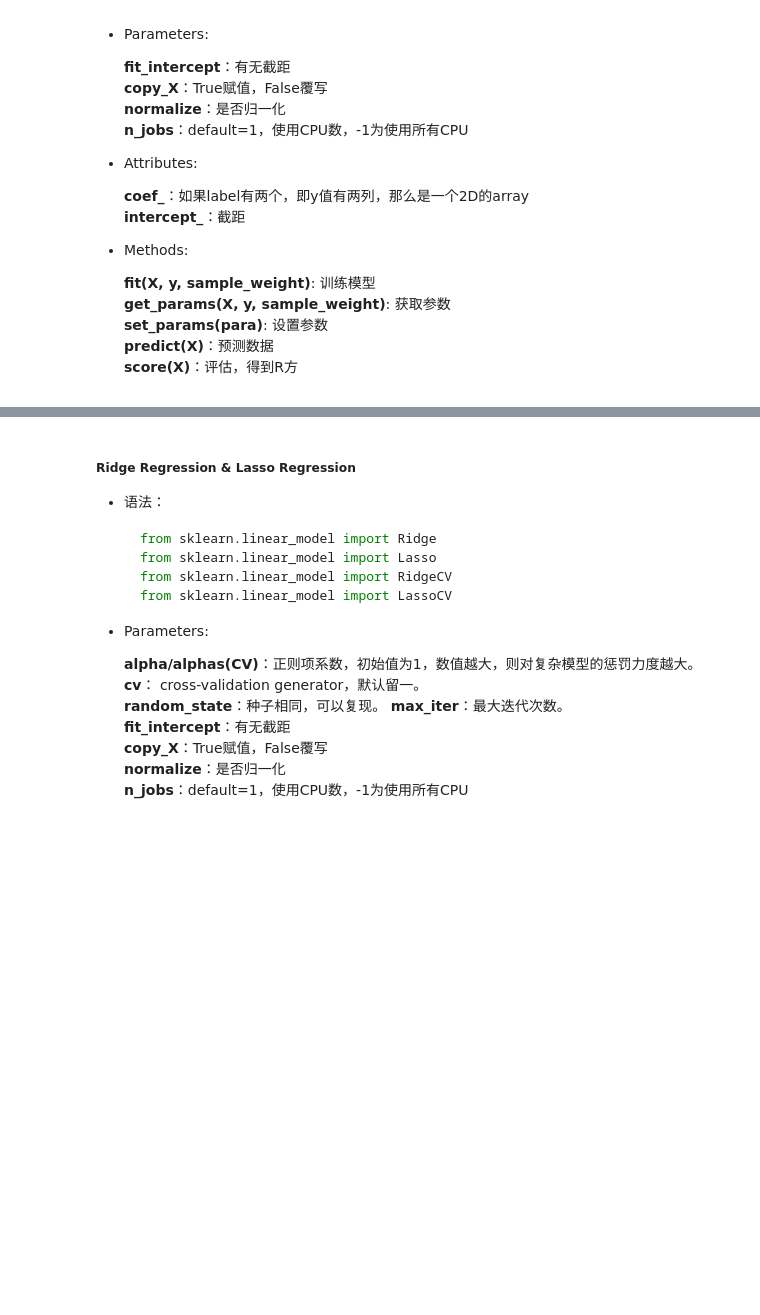
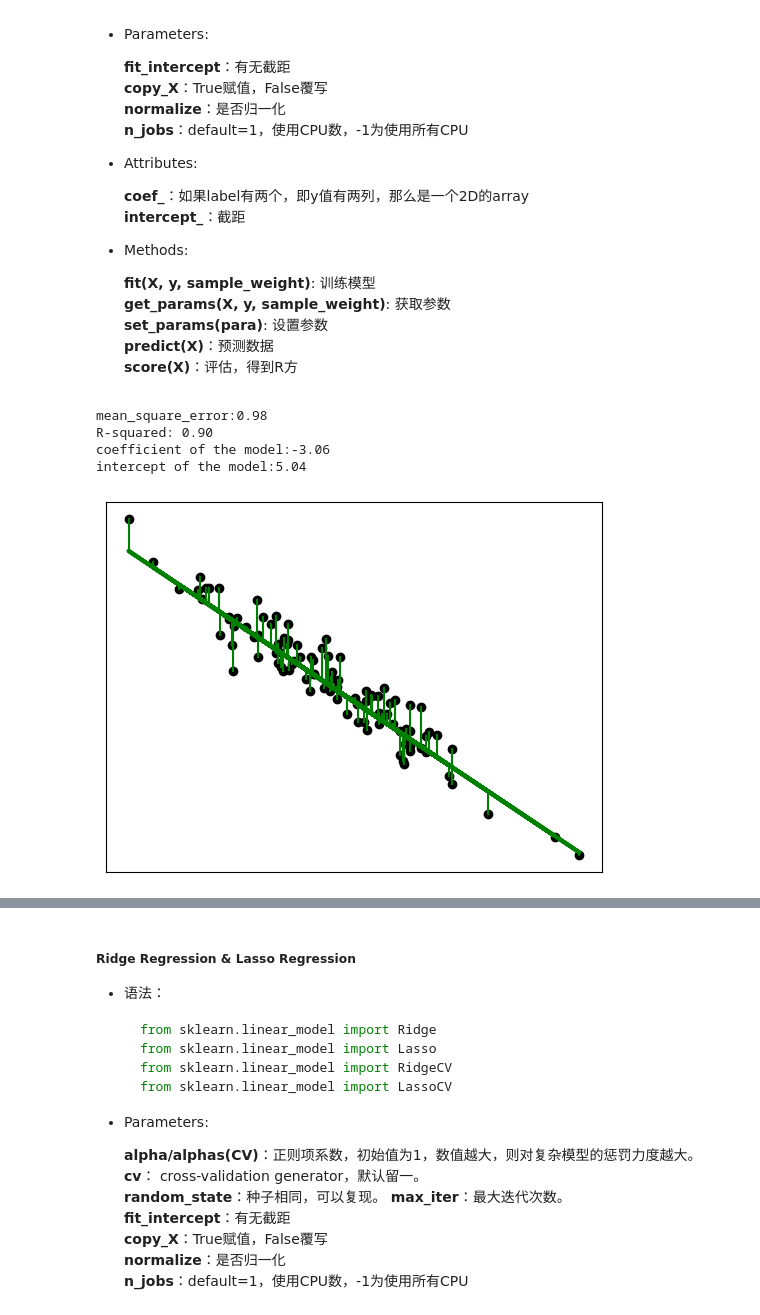
Before and after one commit to zzjc1234/ML_2023_SU, a Jupyter notebook: models.ipynb, the cells around one changed output, grey strips where cells are left out. Drawn from its saved outputs; the diff is of its cells as text; code cells hidden in the pictures; blank space fills up the shorter version.

Commit message:
add: sample code for linear regression

```diff
--- a/models.ipynb
+++ b/models.ipynb
@@ -86,3 +86,58 @@ from sklearn.metrics import mean_squared_error , r2_score
     **set_params(para)**: 设置参数
     **predict(X)**：预测数据
     **score(X)**：评估，得到R方
+# %%
+# simple linear regression 一元
+from sklearn.linear_model import LinearRegression as lm
+from sklearn.metrics import mean_squared_error,r2_score
+import matplotlib.pyplot as plt
+import numpy as np
+
+# 定义样本和特征数量
+num_sample=1000
+num_feature = 1
+# num_feature = 2
+
+# 生成一些样本和特征
+ideal_coef = -3
+# ideal_coef = [2,-3]
+ideal_intercept = 5
+feature=np.random.normal(size=(num_sample,num_feature))
+label=ideal_coef*feature + ideal_intercept + np.random.normal(size=(num_sample,num_feature))
+# label=ideal_coef[0]*feature[:,0] + ideal_coef[1]*feature[:,1] + ideal_intercept + np.random.normal(size=(num_sample,))
+
+# Slice x into training/testing sets
+X_train = feature[:-100,:]
+X_test = feature[-100:,:]
+# Slice y into training/testing sets
+y_train = label[:-100]
+y_test = label[-100:]
+
+# fit model
+model = lm()
+model.fit(X_train,y_train)
+y_predict=model.predict(X_test)
+print("mean_square_error:%.2f" %mean_squared_error(y_test,y_predict))
+print('R-squared: %.2f' %r2_score(y_test, y_predict))
+# print('R-squared: %.2f' %model.score(X_test, y_test)) 结果同上
+print("coefficient of the model:%.2f" %model.coef_)
+print("intercept of the model:%.2f" %model.intercept_)
+
+# Plot outputs
+plt.scatter(X_test, y_test, color='black')
+plt.plot(X_test, y_predict, color='green', linewidth=3)
+
+# 残差
+for idx, x in enumerate(X_test):
+    plt.plot([x, x], [y_test[idx], y_predict[idx]], 'g-')
+
+plt.xticks(())
+plt.yticks(())
+
+plt.show()
+# %% [output]
+mean_square_error:0.98
+R-squared: 0.90
+coefficient of the model:-3.06
+intercept of the model:5.04
+[figure, added]
```
Also changed, not shown: parts of 2 cells of this notebook, 2 other files.
